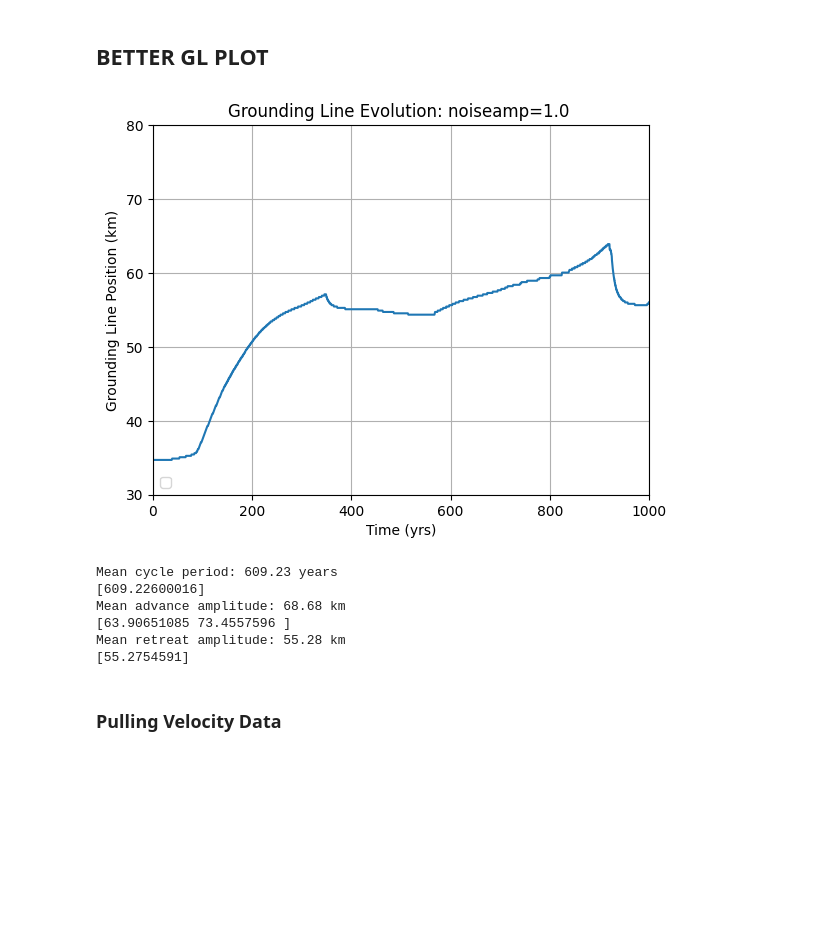
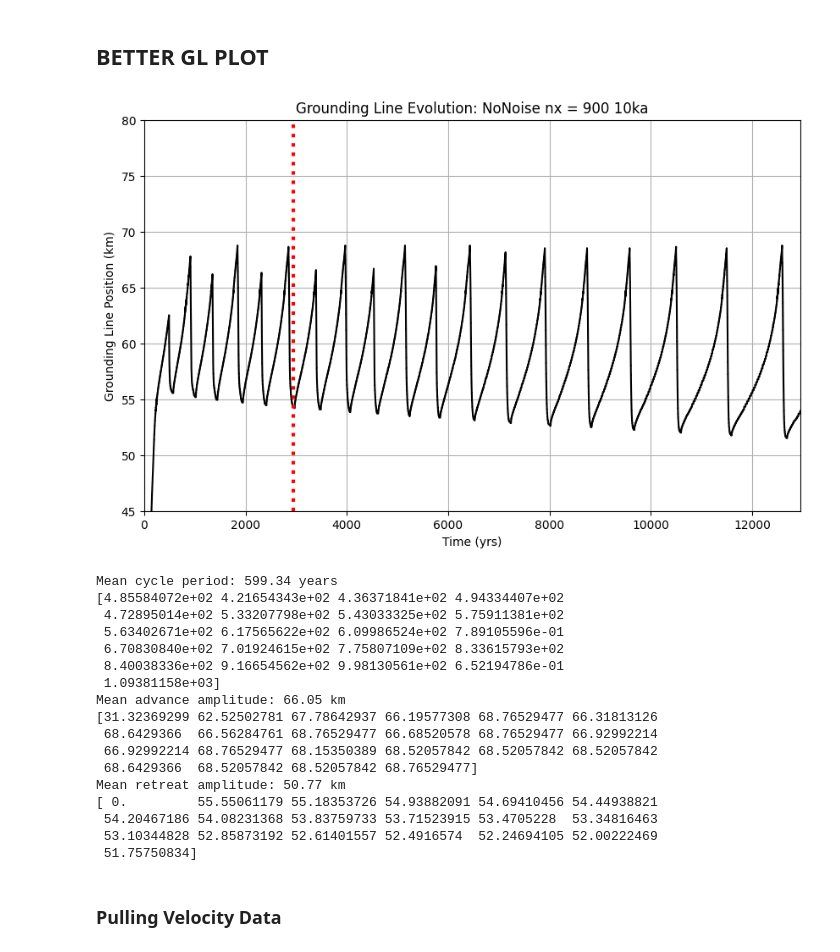
Before and after one commit to ktlix2ski/brinkmodeltest, a Jupyter notebook: Analysis/1QuickWorkbook.ipynb, the cells around one changed output. Drawn from its saved outputs; the diff is of its cells as text; code cells hidden in the pictures; blank space fills up the shorter version.

```diff
--- a/Analysis/1QuickWorkbook.ipynb
+++ b/Analysis/1QuickWorkbook.ipynb
@@ -9,10 +9,10 @@ import matplotlib.cm as cm
 from scipy.signal import find_peaks
 # %%
 def mesh_index_to_km(x):
-    return (x / 599) * 110
+    return (x / 899) * 110
 
 def km_to_mesh_index(x):
-    return (x / 110) * 599
+    return (x / 110) * 899
 # %%
 def get_GL_index(gl_array):
     gl_array = np.array(gl_array).astype(int)
@@ -22,4 +22,11 @@ def get_GL_index(gl_array):
     return None
 # %% [markdown]
 # INPUT: TEST VARIABLE + TEST VALUE + FILEPATH
+# %%
+variable = "NoNoise nx = 900"
+value = "10ka"
+
+path = "/home/kayatroyer/Repositories/brinkmodeltest/Output/Variable_Dictionaries/DATA_Dictionary_2025_10_30__11_30_04.pkl.gz"
+with gzip.open(path, 'rb') as f:
+    DATA_dict = pickle.load(f)
 # %%
@@ -109,59 +141,56 @@ plt.show()
 # %% [markdown]
 ## BETTER GL PLOT
 # %%
-fig, ax = plt.subplots()
+fig, ax = plt.subplots(figsize=(10,6))
 
-gl_positions = []
-for row in data_matrix:
-    idx = np.argmax(row > 0.5)
-    gl_positions.append(idx)
-
-gl_positions = np.array(gl_positions)
-GL_km = mesh_index_to_km(gl_positions)
-
-peaks, _ = find_peaks(GL_km, prominence=5)
-troughs, _ = find_peaks(-GL_km, prominence=5)
-periods = np.diff(np.array(time)[peaks])
-adv_dists = GL_km[peaks]
-ret_dists = GL_km[troughs]
-
-
-plt.plot(time, GL_km)
+plt.plot(time, GL_km, color = 'black', label = 'Basic GL - NO NOISE')
+# plt.plot(time2, GL_km2, color = 'red', label = 'OG run (9/24 16:28)', alpha = 0.5)
 # plt.plot(np.array(time)[peaks], GL_km[peaks], 'go', label='Extended State')
 # plt.plot(np.array(time)[troughs], GL_km[troughs], 'ro', label='Retracted State')
 # plt.text(0.1, 0.15, f'Avg period: {np.mean(periods):.2f} years', transform=plt.gca().transAxes)
 
 # plt.axvline(x=2865, color = 'red', label = 'Retreat (t=2865)')
-# plt.axvline(x=2950, color = 'black', ls = ':', label = 'Retracted (t=2950)')
+plt.axvline(x=2950, color = 'red', ls = ':', linewidth=3, label = 'Retracted (t=2950)')
 # plt.axvline(x=3200, color = 'black', ls = '-.', label = 'Advancing (t=3200)')
 # plt.axvline(x=3375, color = 'black', ls = '--', label = ' Extended (t=3375)')
 
 
-plt.legend(loc = 3)
-plt.xlim(0,1000)
-plt.ylim(30,80)
+# plt.legend(loc = 4)
+plt.xlim(0,12950)
+plt.ylim(45,80)
 plt.xlabel(xaxis_GL_better)
 plt.ylabel(yaxis_GL_better)
 plt.title(title_GL_better )
 plt.grid()
 plt.show()
 
 print(f"Mean cycle period: {np.mean(periods):.2f} years")
 print(periods)
 
 print(f"Mean advance amplitude: {np.mean(adv_dists):.2f} km")
 print(adv_dists)
 
 print(f"Mean retreat amplitude: {np.mean(ret_dists):.2f} km")
 print(ret_dists)
 # %% [output]
-[figure, old version]
+[figure, new version]
-Mean cycle period: 609.23 years
-[609.22600016]
-Mean advance amplitude: 68.68 km
-[63.90651085 73.4557596 ]
-Mean retreat amplitude: 55.28 km
-[55.2754591]
+Mean cycle period: 599.34 years
+[4.85584072e+02 4.21654343e+02 4.36371841e+02 4.94334407e+02
+ 4.72895014e+02 5.33207798e+02 5.43033325e+02 5.75911381e+02
+ 5.63402671e+02 6.17565622e+02 6.09986524e+02 7.89105596e-01
+ 6.70830840e+02 7.01924615e+02 7.75807109e+02 8.33615793e+02
+ 8.40038336e+02 9.16654562e+02 9.98130561e+02 6.52194786e-01
+ 1.09381158e+03]
+Mean advance amplitude: 66.05 km
+[31.32369299 62.52502781 67.78642937 66.19577308 68.76529477 66.31813126
+ 68.6429366  66.56284761 68.76529477 66.68520578 68.76529477 66.92992214
+ 66.92992214 68.76529477 68.15350389 68.52057842 68.52057842 68.52057842
+ 68.6429366  68.52057842 68.52057842 68.76529477]
+Mean retreat amplitude: 50.77 km
+[ 0.         55.55061179 55.18353726 54.93882091 54.69410456 54.44938821
+ 54.20467186 54.08231368 53.83759733 53.71523915 53.4705228  53.34816463
+ 53.10344828 52.85873192 52.61401557 52.4916574  52.24694105 52.00222469
+ 51.75750834]
 # %% [markdown]
 ### Pulling Velocity Data
 # %%
```
Also changed, not shown: parts of 15 cells of this notebook, 12 other files.
